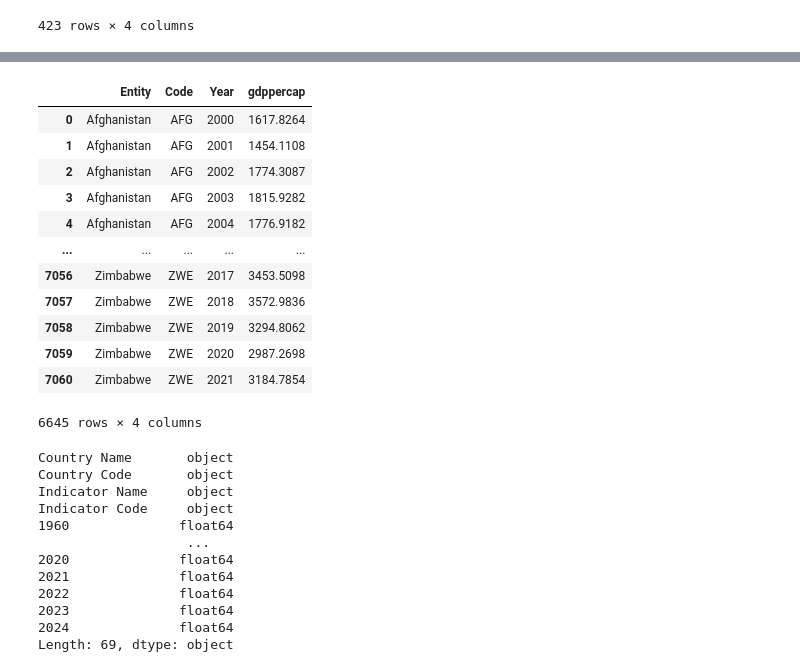
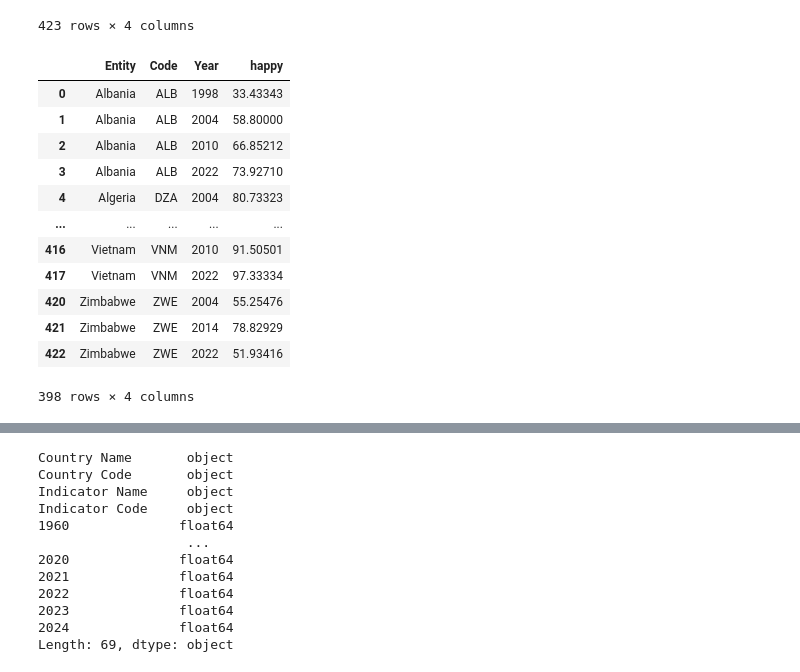
Before and after one commit to mathisjankovic/Correllation-between-GPD-evolution-and-happiness, a Jupyter notebook: GDPperCapvsHappiness.ipynb, the cells around one changed output, grey strips where cells are left out. Cells and saved outputs as stored; diff of their text form; code cells hidden in the pictures.

```diff
--- a/GDPperCapvsHappiness.ipynb
+++ b/GDPperCapvsHappiness.ipynb
@@ -21,6 +21,30 @@ happiness
 | 421 | Zimbabwe | ZWE | 2014 | 78.82929 |
 | 422 | Zimbabwe | ZWE | 2022 | 51.93416 |
 423 rows × 4 columns
+# %%
+onlyone = happiness["Entity"].value_counts()
+
+country_onlyone = onlyone[onlyone == 1].index.tolist()
+
+happiness_filtered = happiness[~happiness['Entity'].isin(country_onlyone)]
+
+happiness_filtered
+
+#print(country_onlyone)
+# %% [output]
+|  | Entity | Code | Year | happy |
+| 0 | Albania | ALB | 1998 | 33.43343 |
+| 1 | Albania | ALB | 2004 | 58.80000 |
+| 2 | Albania | ALB | 2010 | 66.85212 |
+| 3 | Albania | ALB | 2022 | 73.92710 |
+| 4 | Algeria | DZA | 2004 | 80.73323 |
+| ... | ... | ... | ... | ... |
+| 416 | Vietnam | VNM | 2010 | 91.50501 |
+| 417 | Vietnam | VNM | 2022 | 97.33334 |
+| 420 | Zimbabwe | ZWE | 2004 | 55.25476 |
+| 421 | Zimbabwe | ZWE | 2014 | 78.82929 |
+| 422 | Zimbabwe | ZWE | 2022 | 51.93416 |
+398 rows × 4 columns
 # %%
 # Fetch the data.
 gdppercap_raw = pd.read_excel("./data/API_NY.GDP.PCAP.CD_DS2_en_excel_v2_3031.xls", skiprows=3)
@@ -40,34 +64,6 @@ gdppercap_raw
 | 264 | Zambia | ZMB | GDP per capita (current US$) | NY.GDP.PCAP.CD | 221.559849 | 209.693206 | 202.281031 | 203.219451 | ... |
 | 265 | Zimbabwe | ZWE | GDP per capita (current US$) | NY.GDP.PCAP.CD | 276.419762 | 279.016467 | 275.545586 | 277.005679 | ... |
 266 rows × 69 columns
-# %%
-years_drop = [year for year in range(1960, 1983)]
-years_drop.append(2022)
-years_drop.append(2023)
-
-gdppercap = (
-    gdppercap_raw
-    .rename(columns={'ny_gdp_pcap_pp_kd' : 'gdppercap'})
-)
-
-gdppercap = gdppercap[~gdppercap['Year'].isin(years_drop)]
-
-gdppercap
-#gdppercap.query('Entity.str.contains("Zimbabwe") and Year == 2004')
-# %% [output]
-|  | Entity | Code | Year | gdppercap |
-| 0 | Afghanistan | AFG | 2000 | 1617.8264 |
-| 1 | Afghanistan | AFG | 2001 | 1454.1108 |
-| 2 | Afghanistan | AFG | 2002 | 1774.3087 |
-| 3 | Afghanistan | AFG | 2003 | 1815.9282 |
-| 4 | Afghanistan | AFG | 2004 | 1776.9182 |
-| ... | ... | ... | ... | ... |
-| 7056 | Zimbabwe | ZWE | 2017 | 3453.5098 |
-| 7057 | Zimbabwe | ZWE | 2018 | 3572.9836 |
-| 7058 | Zimbabwe | ZWE | 2019 | 3294.8062 |
-| 7059 | Zimbabwe | ZWE | 2020 | 2987.2698 |
-| 7060 | Zimbabwe | ZWE | 2021 | 3184.7854 |
-6645 rows × 4 columns
 # %%
 #gdppercap = pd.read_excel('./data/API_NY.GDP.PCAP.CD_DS2_en_excel_v2_3031.xls', skiprows=3)
 #gdppercap[['Country Name', '2004']]
```
Also changed, not shown: parts of 2 cells of this notebook.
